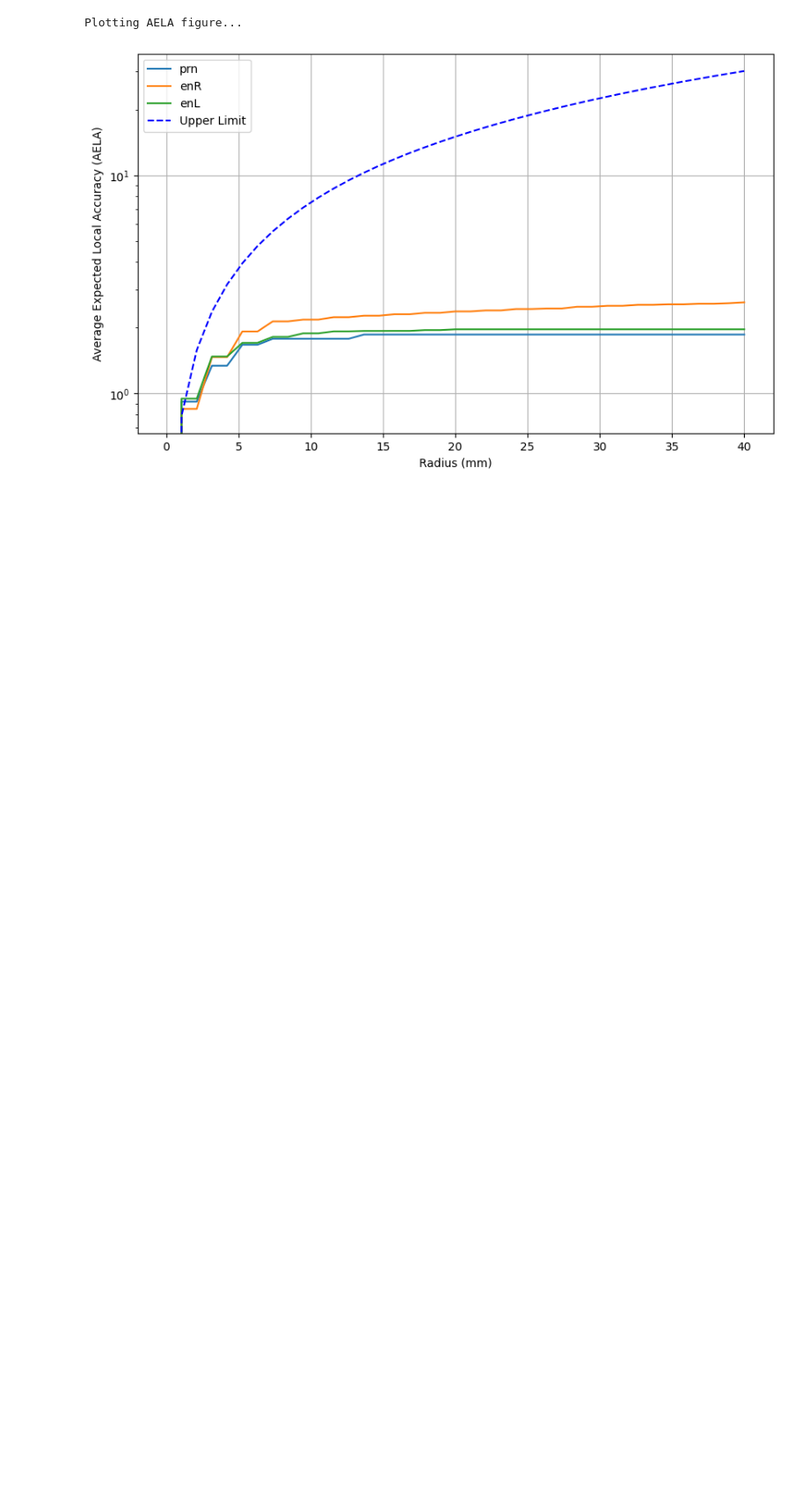
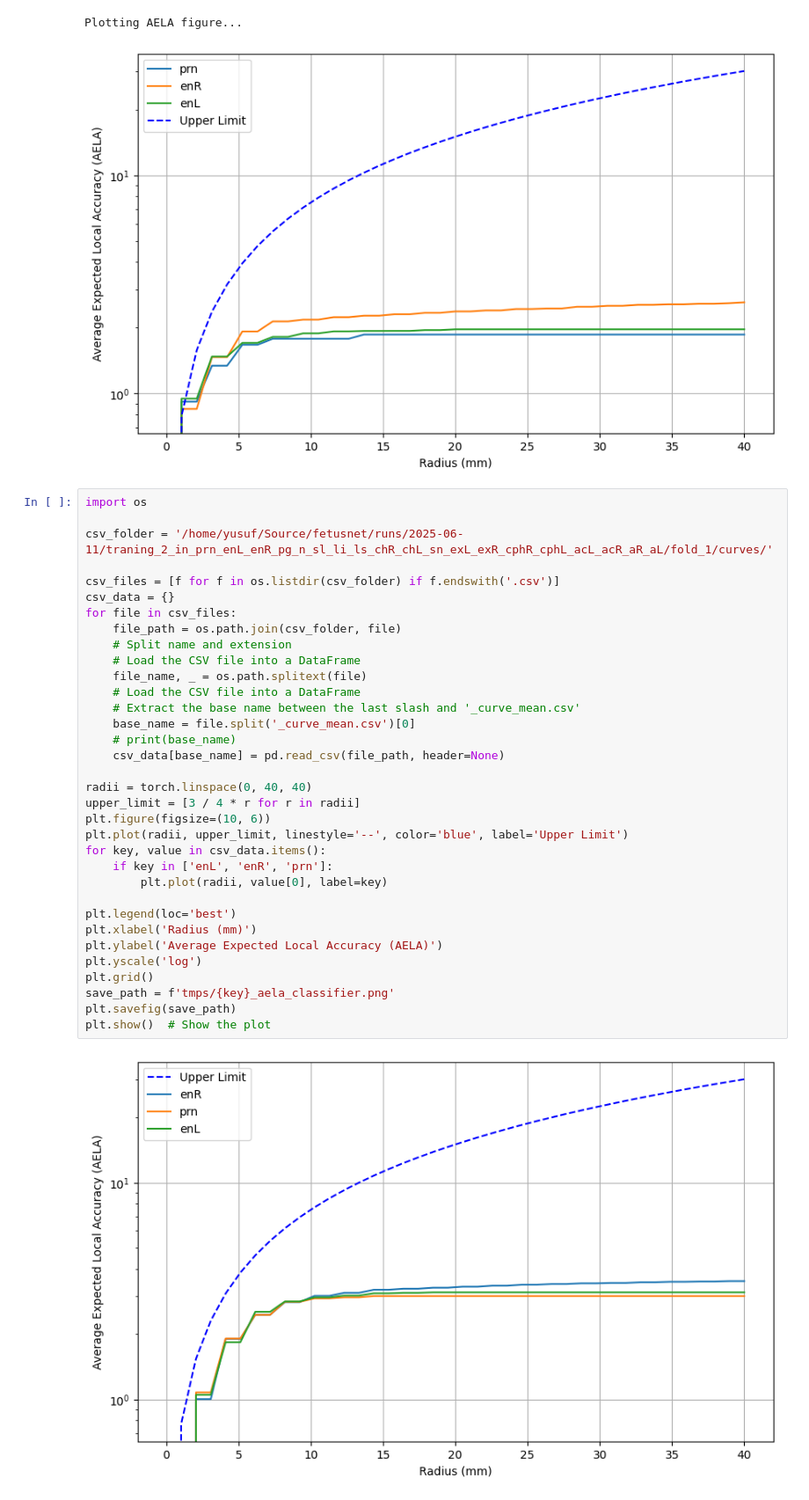
Before and after one commit to yusufbtanriverdi/fetusnet, a Jupyter notebook: notebooks/aggregate_curves.ipynb, the cells around one changed output. Shown: that part at 88% size. Cells and saved outputs as stored; diff of their text form; blank space fills up the shorter version.

```diff
--- a/notebooks/aggregate_curves.ipynb
+++ b/notebooks/aggregate_curves.ipynb
@@ -64,3 +64,39 @@ plt.show()
 # %% [output]
 Plotting AELA figure...
 [figure]
+# %%
+import os
+
+csv_folder = '/home/yusuf/Source/fetusnet/runs/2025-06-11/traning_2_in_prn_enL_enR_pg_n_sl_li_ls_chR_chL_sn_exL_exR_cphR_cphL_acL_acR_aR_aL/fold_1/curves/'
+
+csv_files = [f for f in os.listdir(csv_folder) if f.endswith('.csv')]
+csv_data = {}
+for file in csv_files:
+    file_path = os.path.join(csv_folder, file)
+    # Split name and extension
+    # Load the CSV file into a DataFrame
+    file_name, _ = os.path.splitext(file)
+    # Load the CSV file into a DataFrame
+    # Extract the base name between the last slash and '_curve_mean.csv'
+    base_name = file.split('_curve_mean.csv')[0]
+    # print(base_name)
+    csv_data[base_name] = pd.read_csv(file_path, header=None)
+
+radii = torch.linspace(0, 40, 40)
+upper_limit = [3 / 4 * r for r in radii]
+plt.figure(figsize=(10, 6))
+plt.plot(radii, upper_limit, linestyle='--', color='blue', label='Upper Limit')
+for key, value in csv_data.items():
+    if key in ['enL', 'enR', 'prn']:
+        plt.plot(radii, value[0], label=key)
+
+plt.legend(loc='best')
+plt.xlabel('Radius (mm)')
+plt.ylabel('Average Expected Local Accuracy (AELA)')
+plt.yscale('log')
+plt.grid()
+save_path = f'tmps/{key}_aela_classifier.png'
+plt.savefig(save_path)
+plt.show()  # Show the plot
+# %% [output]
+[figure, added]
```
Also changed, not shown: parts of 3 cells of this notebook, 5 other files.
